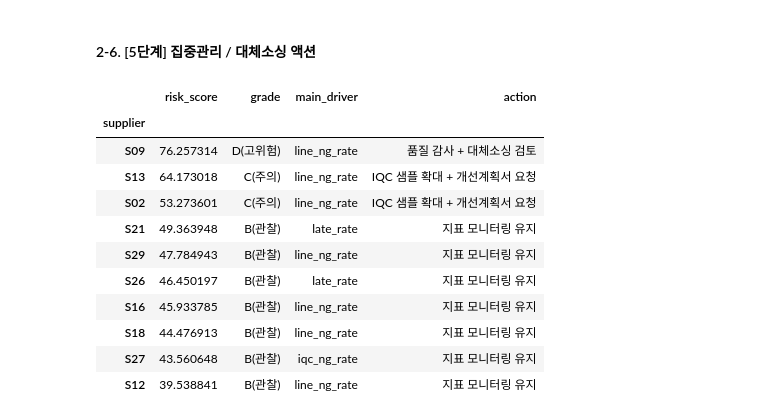
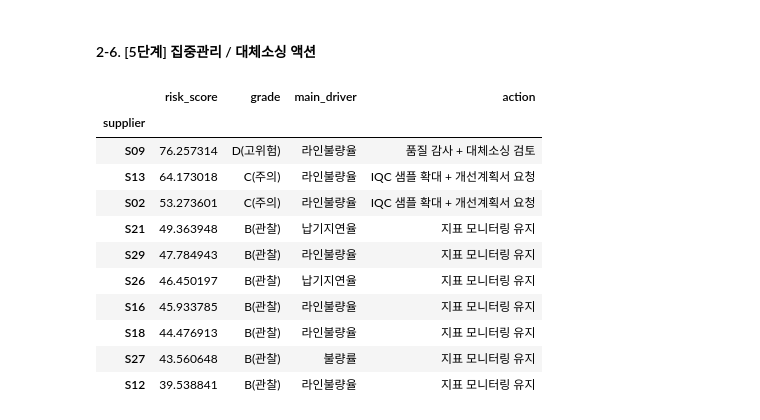
Before and after one commit to code-archive-git/ai, a Jupyter notebook: production/P05_02_solution.ipynb, the cells around one changed output. Drawn from its saved outputs; the diff is of its cells as text; code cells hidden in the pictures.

```diff
--- a/production/P05_02_solution.ipynb
+++ b/production/P05_02_solution.ipynb
@@ -212,6 +212,7 @@ plt.show()
 # %% [markdown]
 #### 2-6. [5단계] 집중관리 / 대체소싱 액션
 # %%
+# 등급별 조치 내용에 대해서 정의
 ACTION = {
     'A(양호)'  : '무검사 확대 검토',
     'B(관찰)'  : '지표 모니터링 유지',
@@ -219,23 +220,40 @@ ACTION = {
     'D(고위험)': '품질 감사 + 대체소싱 검토',
 }
 
-def main_driver(row):
-    contrib = {c: norm.loc[row.name, c] * weights[c] for c in INDICATORS}
-    return max(contrib, key=contrib.get)          # 점수에 가장 크게 기여한 지표
-
-g['action'] = g['grade'].map(ACTION)
-g['main_driver'] = g.apply(main_driver, axis=1)
-g.sort_values('risk_score', ascending=False)[['risk_score', 'grade', 'main_driver', 'action']].head(10)
+DRIVER_KR = {
+    'iqc_ng_rate':'불량률',
+    'late_rate':'납기지연율',
+    'avg_delay':'평균지연일',
+    'line_ng_rate':'라인불량율'
+}
-# %% [output]
-|  | risk_score | grade | main_driver | action |
-| supplier |  |  |  |  |
-| S09 | 76.257314 | D(고위험) | line_ng_rate | 품질 감사 + 대체소싱 검토 |
-| S13 | 64.173018 | C(주의) | line_ng_rate | IQC 샘플 확대 + 개선계획서 요청 |
-| S02 | 53.273601 | C(주의) | line_ng_rate | IQC 샘플 확대 + 개선계획서 요청 |
-| S21 | 49.363948 | B(관찰) | late_rate | 지표 모니터링 유지 |
-| S29 | 47.784943 | B(관찰) | line_ng_rate | 지표 모니터링 유지 |
-| S26 | 46.450197 | B(관찰) | late_rate | 지표 모니터링 유지 |
-| S16 | 45.933785 | B(관찰) | line_ng_rate | 지표 모니터링 유지 |
-| S18 | 44.476913 | B(관찰) | line_ng_rate | 지표 모니터링 유지 |
-| S27 | 43.560648 | B(관찰) | iqc_ng_rate | 지표 모니터링 유지 |
-| S12 | 39.538841 | B(관찰) | line_ng_rate | 지표 모니터링 유지 |
+# %%
+# 선택사항 이지만 점수에 기여한 항목을 보여줌
+def main_driver(row): # 협력사 row 를 받아서
+    contrib = {}
+    for col in INDICATORS: # 지표를 하나씩 꺼내서
+        # row 의 회사명,지표명 으로 값을 찾아 가중치와 곱해 넣습니다.
+        # 지표:가중치 형태의 데이터 들이 저장됨
+        contrib[col] = norm.loc[row.name, col] * weights[col]
+    # print(contrib)
+
+    # 그런 contrib 에서 지표 값으로 뽑아와 가장 큰 값을 찾아 내보냄
+    return max(contrib, key=contrib.get) # 회사마다 가중치가 큰 지표명과 값이 반환 됨
+# %%
+# g : 지표
+g['action'] = g['grade'].map(ACTION) # grade 를 하나씩 빼서 ACTION 에 대입 후 결과값을 담음
+g['main_driver'] = g.apply(main_driver,axis=1).map(DRIVER_KR) # g 에서 row 방향으로 잘라서 main_driver 에게 전달
+# 이걸 risk_score 기준으로 내림차순 이후, 필요한 컬럼만 선정, 10개를 뽑아낸다.
+g.sort_values('risk_score', ascending=False)[['risk_score', 'grade', 'main_driver', 'action']].head(10)
+# %% [output]
+|  | risk_score | grade | main_driver | action |
+| supplier |  |  |  |  |
+| S09 | 76.257314 | D(고위험) | 라인불량율 | 품질 감사 + 대체소싱 검토 |
+| S13 | 64.173018 | C(주의) | 라인불량율 | IQC 샘플 확대 + 개선계획서 요청 |
+| S02 | 53.273601 | C(주의) | 라인불량율 | IQC 샘플 확대 + 개선계획서 요청 |
+| S21 | 49.363948 | B(관찰) | 납기지연율 | 지표 모니터링 유지 |
+| S29 | 47.784943 | B(관찰) | 라인불량율 | 지표 모니터링 유지 |
+| S26 | 46.450197 | B(관찰) | 납기지연율 | 지표 모니터링 유지 |
+| S16 | 45.933785 | B(관찰) | 라인불량율 | 지표 모니터링 유지 |
+| S18 | 44.476913 | B(관찰) | 라인불량율 | 지표 모니터링 유지 |
+| S27 | 43.560648 | B(관찰) | 불량률 | 지표 모니터링 유지 |
+| S12 | 39.538841 | B(관찰) | 라인불량율 | 지표 모니터링 유지 |
```
